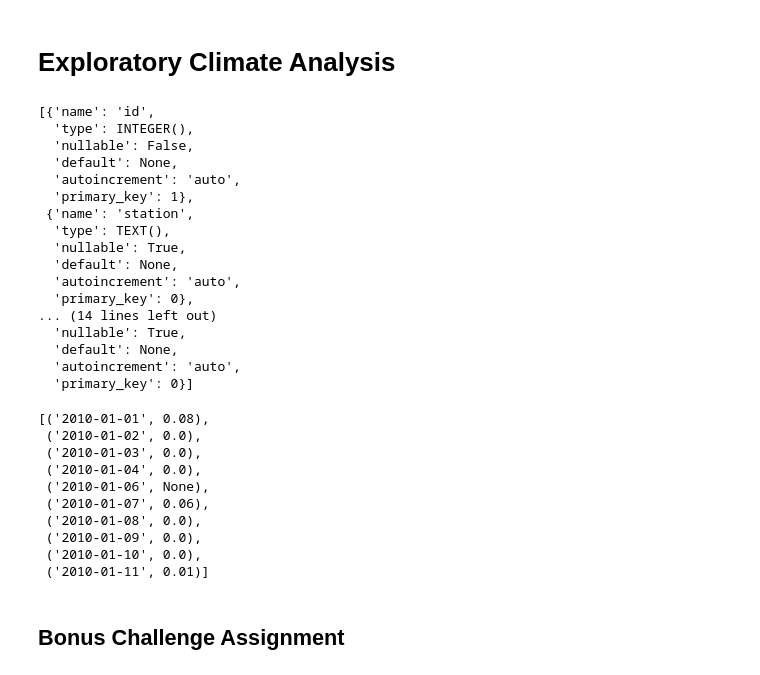
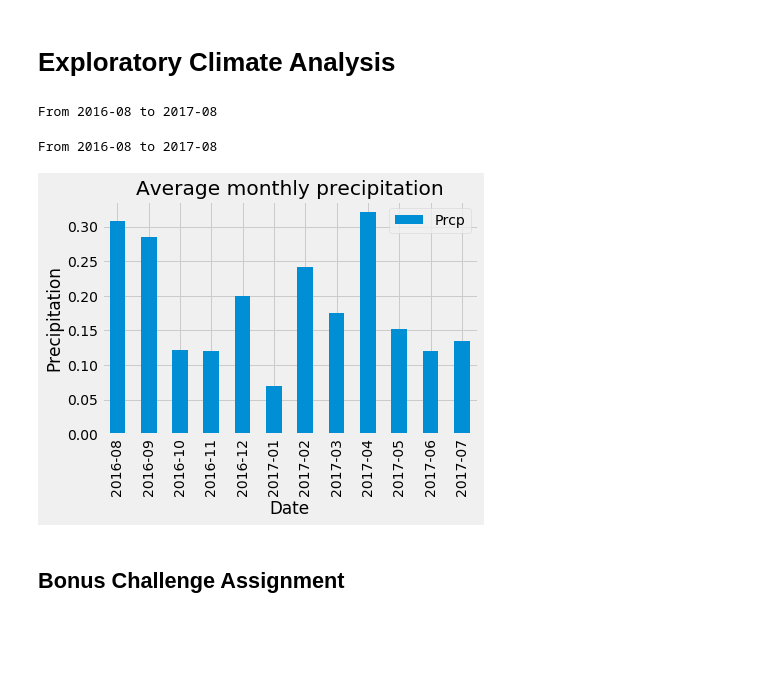
Before and after one commit to kyraha/UMN_HW10_sqlalchemy-challenge, a Jupyter notebook: climate_starter.ipynb, the cells around one changed output. Saved outputs shown, nothing was run; the diff lists cells and outputs as text; code cells hidden in the pictures; blank space fills up the shorter version.

Commit message:
Precipitation bar chart

```diff
--- a/climate_starter.ipynb
+++ b/climate_starter.ipynb
@@ -38,53 +38,46 @@ session = Session(engine)
 # %% [markdown]
 # Exploratory Climate Analysis
 # %%
-inspect(engine).get_columns('measurement')
-#session.query(Measurement).limit(5).all()
-#engine.execute("select * from measurement limit 10").fetchall()
+#inspect(engine).get_columns('measurement')
+#session.query(Measurement).column_descriptions
+#engine.execute("select min(date), max(date) from measurement limit 10").fetchall()
 # %% [output]
-[{'name': 'id',
-  'type': INTEGER(),
-  'nullable': False,
-  'default': None,
-  'autoincrement': 'auto',
-  'primary_key': 1},
- {'name': 'station',
-  'type': TEXT(),
-  'nullable': True,
-  'default': None,
-  'autoincrement': 'auto',
-  'primary_key': 0},
-... (14 lines left out)
-  'nullable': True,
-  'default': None,
-  'autoincrement': 'auto',
-  'primary_key': 0}]
+From 2016-08 to 2017-08
 # %%
 # Design a query to retrieve the last 12 months of precipitation data and plot the results
-sel = [Measurement.date, Measurement.prcp]
-session.query(*sel).\
-    filter(func.strftime('%Y%m') > '201905').limit(10).all()
 
 # Calculate the date 1 year ago from the last data point in the database
+first_month = session.query(
+    func.strftime('%Y-%m',
+    func.date(func.max(Measurement.date), '-1 year')
+)).first()[0]
+last_month = session.query(
+    func.strftime('%Y-%m',
+    func.max(Measurement.date)
+)).first()[0]
+print(f"From {first_month} to {last_month}")
 
 # Perform a query to retrieve the data and precipitation scores
+# We take the max(date) so the last month can be incomplete month, let's exclude it
+sel = [func.strftime('%Y-%m', Measurement.date), func.avg(Measurement.prcp)]
+twelve_months = session.query(*sel).\
+    filter(func.strftime('%Y-%m', Measurement.date) >= first_month).\
+    filter(func.strftime('%Y-%m', Measurement.date) <  last_month).\
+    group_by(func.strftime('%Y-%m', Measurement.date)).\
+    order_by(func.strftime('%Y-%m', Measurement.date)).\
+    all()
 
 # Save the query results as a Pandas DataFrame and set the index to the date column
-
-# Sort the dataframe by date
+df = pd.DataFrame(twelve_months, columns=['Date', 'Prcp']).set_index('Date')
 
 # Use Pandas Plotting with Matplotlib to plot the data
+df.plot.bar()
+plt.title("Average monthly precipitation")
+plt.ylabel("Precipitation")
+plt.show()
 # %% [output]
-[('2010-01-01', 0.08),
- ('2010-01-02', 0.0),
- ('2010-01-03', 0.0),
- ('2010-01-04', 0.0),
- ('2010-01-06', None),
- ('2010-01-07', 0.06),
- ('2010-01-08', 0.0),
- ('2010-01-09', 0.0),
- ('2010-01-10', 0.0),
- ('2010-01-11', 0.01)]
+From 2016-08 to 2017-08
+[figure, added]
 # %%
 # Use Pandas to calcualte the summary statistics for the precipitation data
 # %%
```
